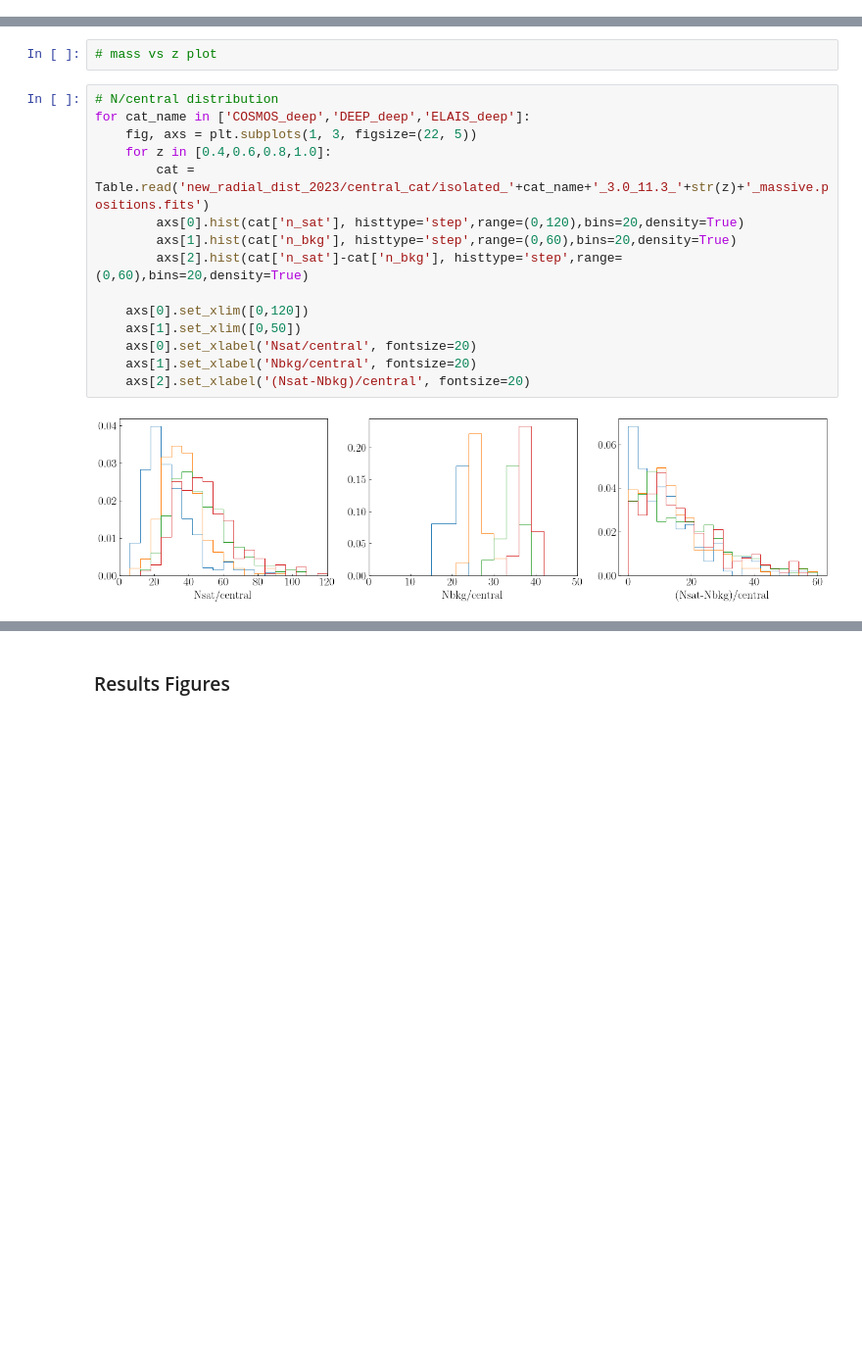
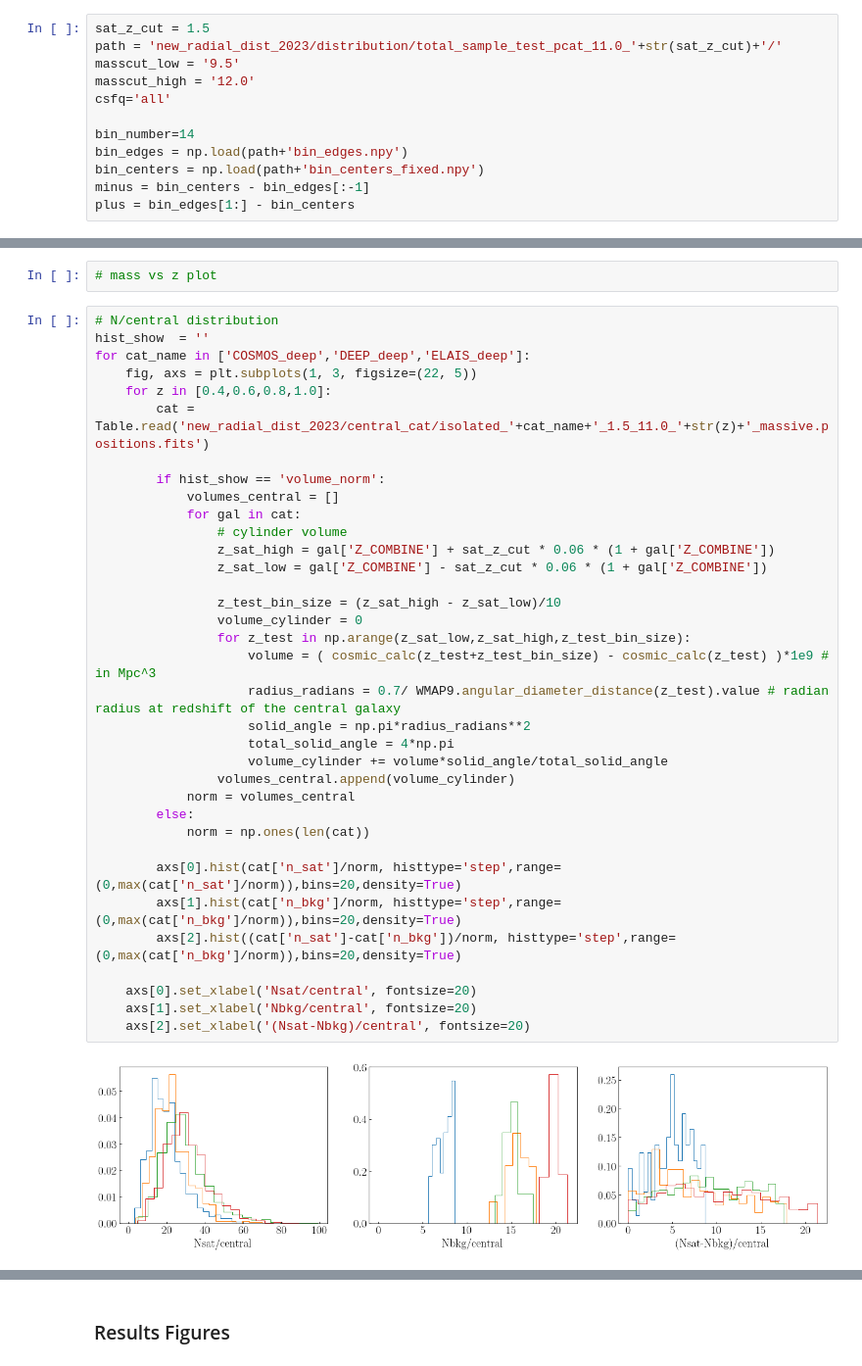
Before and after one commit to LejayChen/massive_gals, a Jupyter notebook: new_radial_distribution_2023.ipynb, the cells around one changed output, grey strips where cells are left out. Shown at 98% size. Drawn from its saved outputs; the diff is of its cells as text; blank space fills up the shorter version.

```diff
--- a/new_radial_distribution_2023.ipynb
+++ b/new_radial_distribution_2023.ipynb
@@ -24,4 +26,16 @@ for i in range(len(bin_edges_areas[:-1])):
     areas = np.append(areas, (bin_edges_areas[i + 1] ** 2 - bin_edges_areas[i] ** 2) * np.pi)
 # %% [markdown]
 ### Total Satellite Sample (all $z$-bins)
+# %%
+sat_z_cut = 1.5
+path = 'new_radial_dist_2023/distribution/total_sample_test_pcat_11.0_'+str(sat_z_cut)+'/'
+masscut_low = '9.5'
+masscut_high = '12.0'
+csfq='all'
+
+bin_number=14
+bin_edges = np.load(path+'bin_edges.npy')
+bin_centers = np.load(path+'bin_centers_fixed.npy')
+minus = bin_centers - bin_edges[:-1]
+plus = bin_edges[1:] - bin_centers
 # %%
@@ -87,18 +113,38 @@ No. of centrals 2759.0
 # mass vs z plot
 # %%
 # N/central distribution
+hist_show  = ''
 for cat_name in ['COSMOS_deep','DEEP_deep','ELAIS_deep']:
     fig, axs = plt.subplots(1, 3, figsize=(22, 5))
     for z in [0.4,0.6,0.8,1.0]:
-        cat = Table.read('new_radial_dist_2023/central_cat/isolated_'+cat_name+'_3.0_11.3_'+str(z)+'_massive.positions.fits')
-        axs[0].hist(cat['n_sat'], histtype='step',range=(0,120),bins=20,density=True)
-        axs[1].hist(cat['n_bkg'], histtype='step',range=(0,60),bins=20,density=True)
-        axs[2].hist(cat['n_sat']-cat['n_bkg'], histtype='step',range=(0,60),bins=20,density=True)
+        cat = Table.read('new_radial_dist_2023/central_cat/isolated_'+cat_name+'_1.5_11.0_'+str(z)+'_massive.positions.fits')
 
-    axs[0].set_xlim([0,120])
-    axs[1].set_xlim([0,50])
+        if hist_show == 'volume_norm':
+            volumes_central = []
+            for gal in cat:
+                # cylinder volume
+                z_sat_high = gal['Z_COMBINE'] + sat_z_cut * 0.06 * (1 + gal['Z_COMBINE'])
+                z_sat_low = gal['Z_COMBINE'] - sat_z_cut * 0.06 * (1 + gal['Z_COMBINE'])
+
+                z_test_bin_size = (z_sat_high - z_sat_low)/10
+                volume_cylinder = 0
+                for z_test in np.arange(z_sat_low,z_sat_high,z_test_bin_size):
+                    volume = ( cosmic_calc(z_test+z_test_bin_size) - cosmic_calc(z_test) )*1e9 # in Mpc^3
+                    radius_radians = 0.7/ WMAP9.angular_diameter_distance(z_test).value # radian radius at redshift of the central galaxy
+                    solid_angle = np.pi*radius_radians**2
+                    total_solid_angle = 4*np.pi
+                    volume_cylinder += volume*solid_angle/total_solid_angle
+                volumes_central.append(volume_cylinder)
+            norm = volumes_central
+        else:
+            norm = np.ones(len(cat))
+
+        axs[0].hist(cat['n_sat']/norm, histtype='step',range=(0,max(cat['n_sat']/norm)),bins=20,density=True)
+        axs[1].hist(cat['n_bkg']/norm, histtype='step',range=(0,max(cat['n_bkg']/norm)),bins=20,density=True)
+        axs[2].hist((cat['n_sat']-cat['n_bkg'])/norm, histtype='step',range=(0,max(cat['n_bkg']/norm)),bins=20,density=True)
+
     axs[0].set_xlabel('Nsat/central', fontsize=20)
     axs[1].set_xlabel('Nbkg/central', fontsize=20)
     axs[2].set_xlabel('(Nsat-Nbkg)/central', fontsize=20)
 # %% [output]
-[figure, old version]
+[figure, new version]
```
Also changed, not shown: parts of 32 cells of this notebook, 4 other files.
